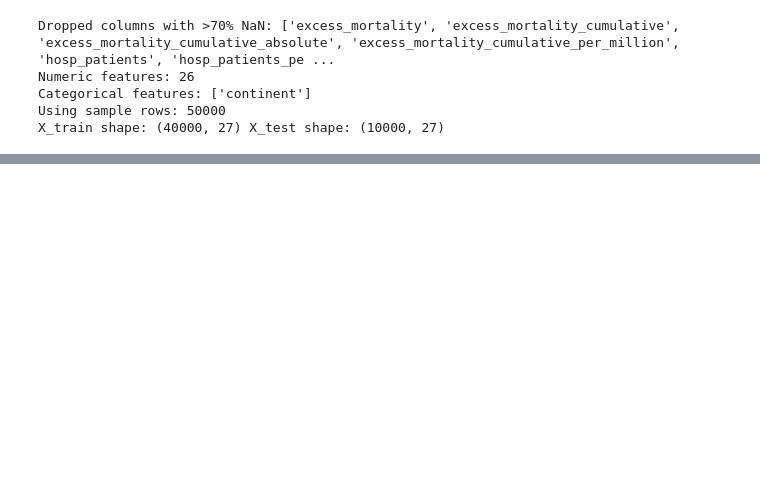
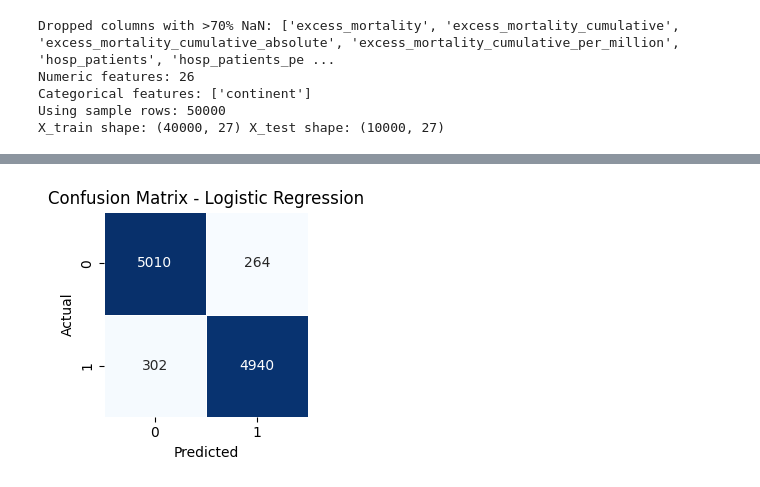
Before and after one commit to devansh391k/COVID-19-ANALYSIS-DATA-SCIENCE-PROJECT-, a Jupyter notebook: COVID19_ANALYSIS.ipynb, the cells around one changed output, grey strips where cells are left out. Drawn from its saved outputs; the diff is of its cells as text; code cells hidden in the pictures; blank space fills up the shorter version.

```diff
--- a/COVID19_ANALYSIS.ipynb
+++ b/COVID19_ANALYSIS.ipynb
@@ -758,0 +776,27 @@ else:
+# %%
+import pandas as pd
+import numpy as np
+from sklearn.model_selection import train_test_split
+from sklearn.linear_model import LogisticRegression
+from sklearn.metrics import confusion_matrix, classification_report
+
+# Example target: high mortality countries (binary classification)
+df['high_mortality'] = (df['total_deaths_per_million'] > df['total_deaths_per_million'].median()).astype(int)
+
+# Select only a few features (to reduce computation)
+features = ['total_cases_per_million', 'stringency_index', 'gdp_per_capita', 'hospital_beds_per_thousand']
+X = df[features].fillna(0)
+y = df['high_mortality']
+
+# Train-test split (use smaller size for faster execution)
+X_train, X_test, y_train, y_test = train_test_split(X, y, test_size=0.2, random_state=42)
+
+# Logistic Regression
+model = LogisticRegression(max_iter=500)
+model.fit(X_train, y_train)
+y_pred = model.predict(X_test)
+
+# Confusion Matrix (fast version, no heatmap)
+cm = confusion_matrix(y_test, y_pred)
+print("Confusion Matrix:\n", cm)
+print("\nClassification Report:\n", classification_report(y_test, y_pred))
@@ -759 +817,19 @@ else:
+# %%
+import matplotlib.pyplot as plt
+import seaborn as sns
+from sklearn.metrics import confusion_matrix
+
+# Confusion matrix
+cm = confusion_matrix(y_test, y_pred)
+
+# Fast heatmap
+plt.figure(figsize=(4,3))  # small figure for speed
+sns.heatmap(cm, annot=True, fmt="d", cmap="Blues", cbar=False, square=True, linewidths=0.5)
+plt.title("Confusion Matrix - Logistic Regression")
+plt.xlabel("Predicted")
+plt.ylabel("Actual")
+plt.tight_layout()
+plt.show()
+# %% [output]
+[figure, added]
 # %%
```
Also changed, not shown: parts of 24 cells of this notebook.
